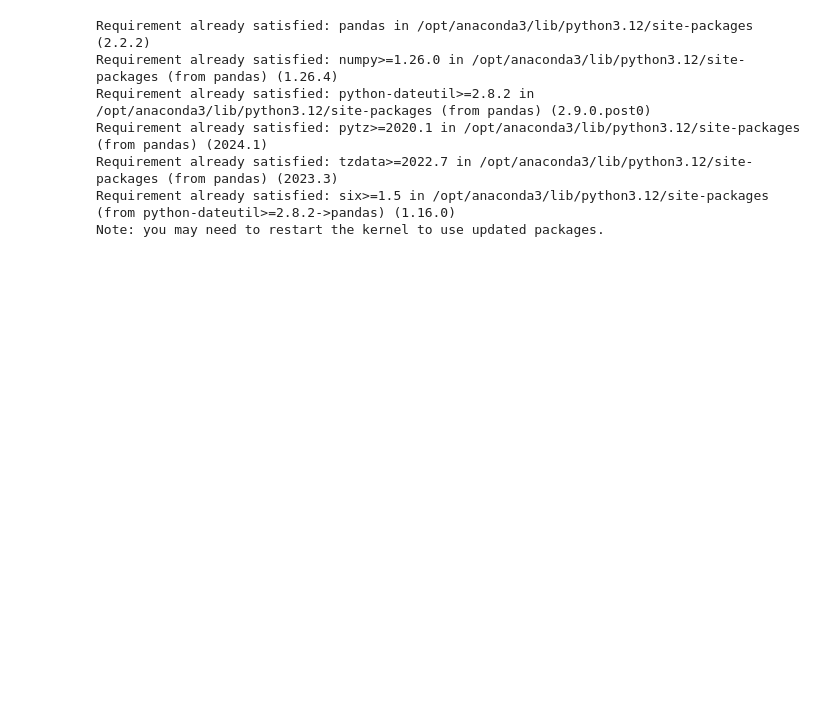
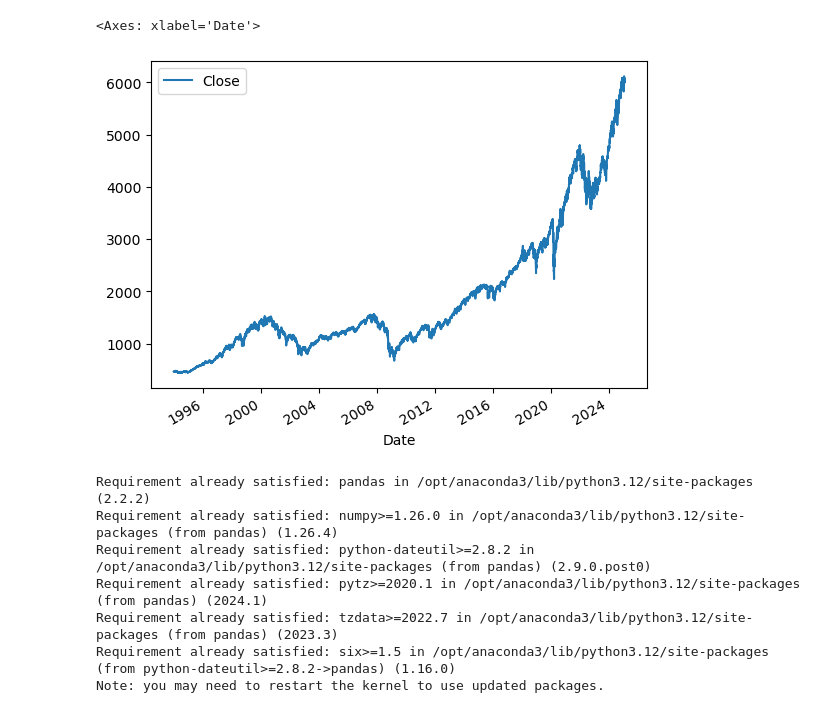
Before and after one commit to AKUMAR2604/sp500_prediction, a Jupyter notebook: predictor.ipynb, the cells around one changed output. Drawn from its saved outputs; the diff is of its cells as text; code cells hidden in the pictures; blank space fills up the shorter version.

```diff
--- a/predictor.ipynb
+++ b/predictor.ipynb
@@ -62,6 +44,11 @@ DatetimeIndex(['1927-12-30 00:00:00-05:00', '1928-01-03 00:00:00-05:00',
 # %%
 del sp500['Dividends']
 del sp500['Stock Splits']
+# %%
+sp500.plot.line(y="Close", use_index=True)
+# %% [output]
+<Axes: xlabel='Date'>
+[figure, added]
 # %%
 %pip install pandas
 # %% [output]
```
Also changed, not shown: parts of 20 cells of this notebook.
